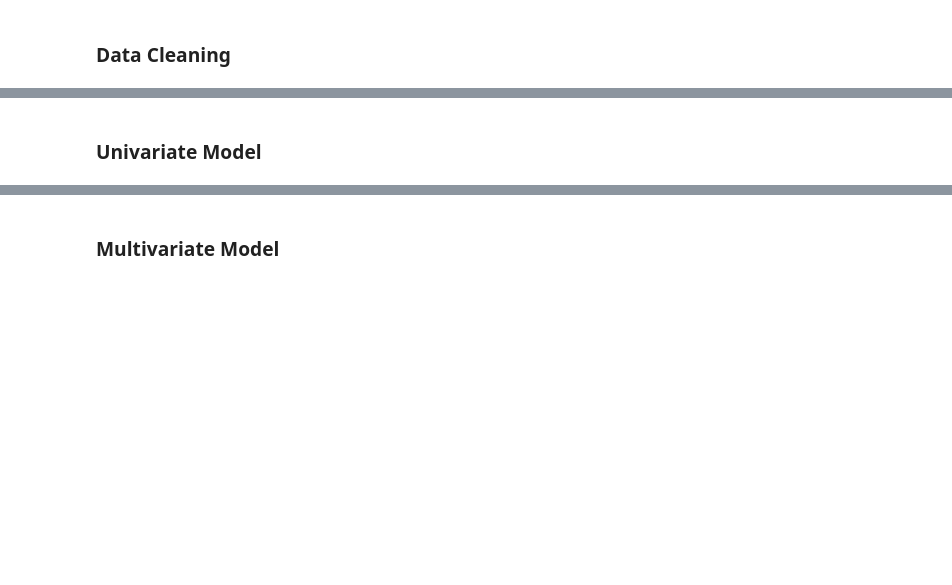
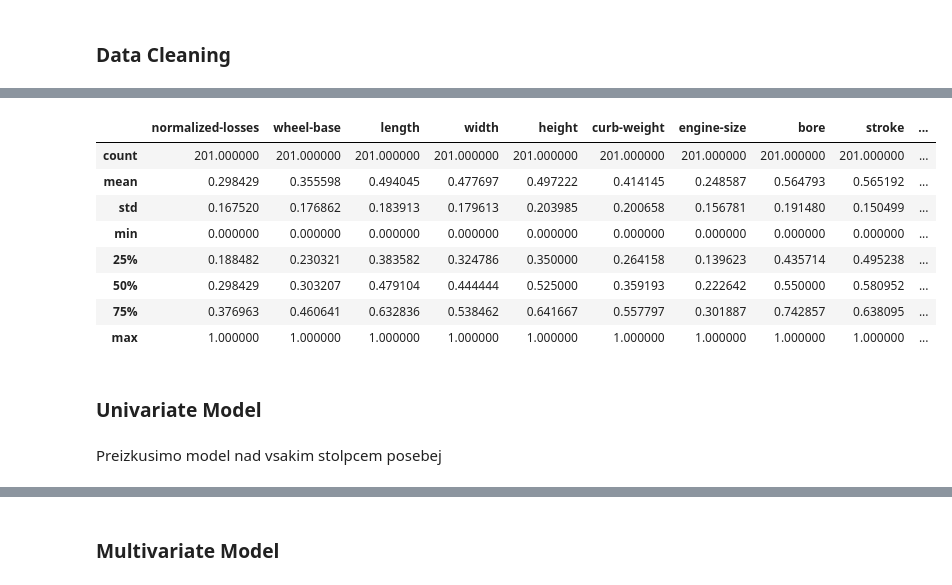
Before and after one commit to icta-tecaji/python-machine-learning-public, a Jupyter notebook: 04_Strojno_ucenje_k_nearest_neighbors/04_Strojno_ucenje_k_nearest_neighbors_okt_2020.ipynb, the cells around one changed output, grey strips where cells are left out. Drawn from its saved outputs; the diff is of its cells as text; code cells hidden in the pictures; blank space fills up the shorter version.

```diff
--- a/04_Strojno_ucenje_k_nearest_neighbors/04_Strojno_ucenje_k_nearest_neighbors_okt_2020.ipynb
+++ b/04_Strojno_ucenje_k_nearest_neighbors/04_Strojno_ucenje_k_nearest_neighbors_okt_2020.ipynb
@@ -799,0 +1004,2 @@ numeric_cars.head()
+# %%
+numeric_cars = numeric_cars.astype('float')
@@ -799,0 +1044,3 @@ numeric_cars.head()
+# %%
+numeric_cars = numeric_cars.dropna(subset=['price'])
+numeric_cars.isnull().sum()
@@ -800,2 +1097,14 @@ numeric_cars.head()
+# %%
+numeric_cars.describe()
+# %% [output]
+|  | normalized-losses | wheel-base | length | width | height | curb-weight | engine-size | bore | stroke | ... |
+| count | 201.000000 | 201.000000 | 201.000000 | 201.000000 | 201.000000 | 201.000000 | 201.000000 | 201.000000 | 201.000000 | ... |
+| mean | 0.298429 | 0.355598 | 0.494045 | 0.477697 | 0.497222 | 0.414145 | 0.248587 | 0.564793 | 0.565192 | ... |
+| std | 0.167520 | 0.176862 | 0.183913 | 0.179613 | 0.203985 | 0.200658 | 0.156781 | 0.191480 | 0.150499 | ... |
+| min | 0.000000 | 0.000000 | 0.000000 | 0.000000 | 0.000000 | 0.000000 | 0.000000 | 0.000000 | 0.000000 | ... |
+| 25% | 0.188482 | 0.230321 | 0.383582 | 0.324786 | 0.350000 | 0.264158 | 0.139623 | 0.435714 | 0.495238 | ... |
+| 50% | 0.298429 | 0.303207 | 0.479104 | 0.444444 | 0.525000 | 0.359193 | 0.222642 | 0.550000 | 0.580952 | ... |
+| 75% | 0.376963 | 0.460641 | 0.632836 | 0.538462 | 0.641667 | 0.557797 | 0.301887 | 0.742857 | 0.638095 | ... |
+| max | 1.000000 | 1.000000 | 1.000000 | 1.000000 | 1.000000 | 1.000000 | 1.000000 | 1.000000 | 1.000000 | ... |
 # %% [markdown]
 ### Univariate Model
@@ -804,0 +1142,2 @@ from sklearn.metrics import mean_squared_error
+# %% [markdown]
+Preizkusimo model nad vsakim stolpcem posebej
```
Also changed, not shown: parts of 62 cells of this notebook, 1 other file.
